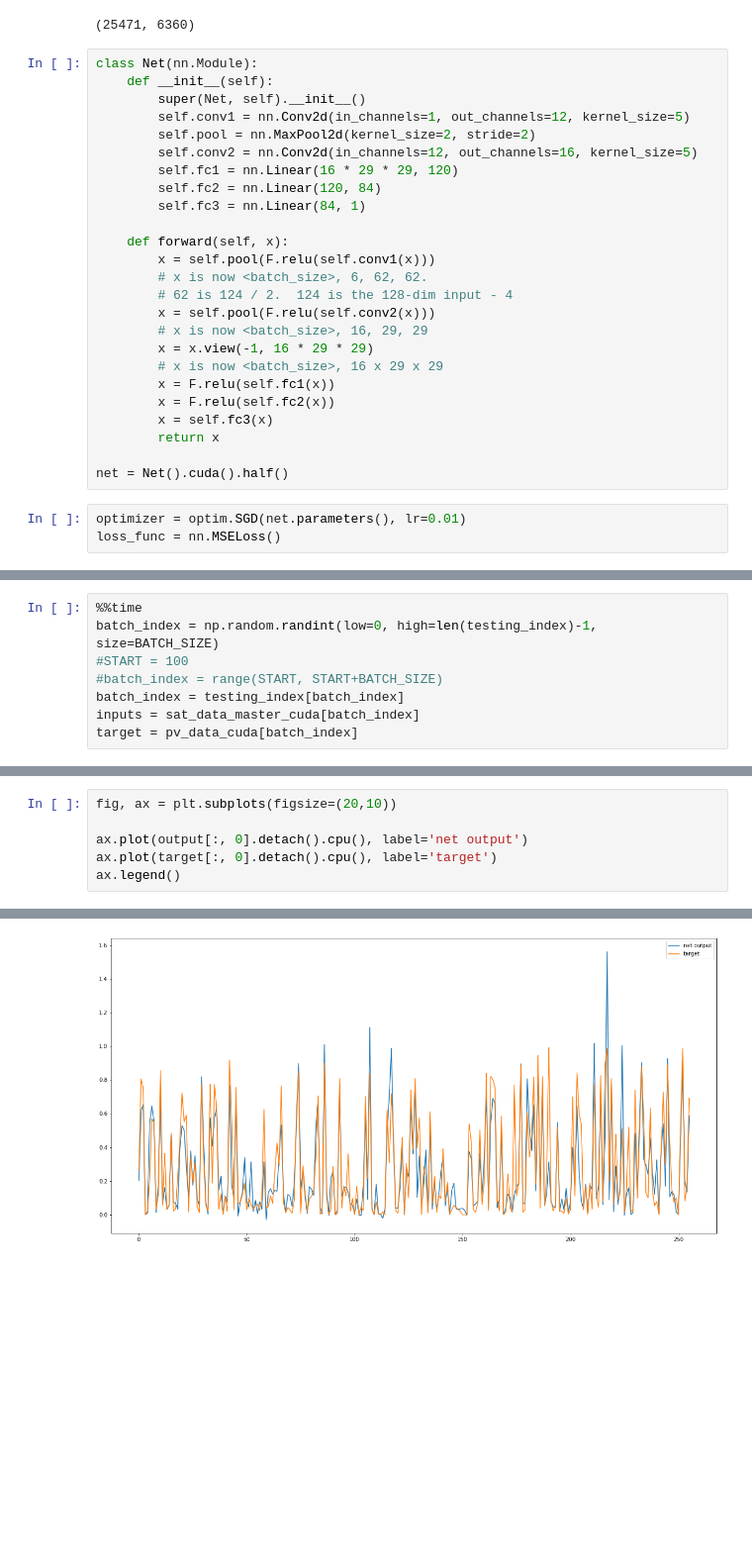
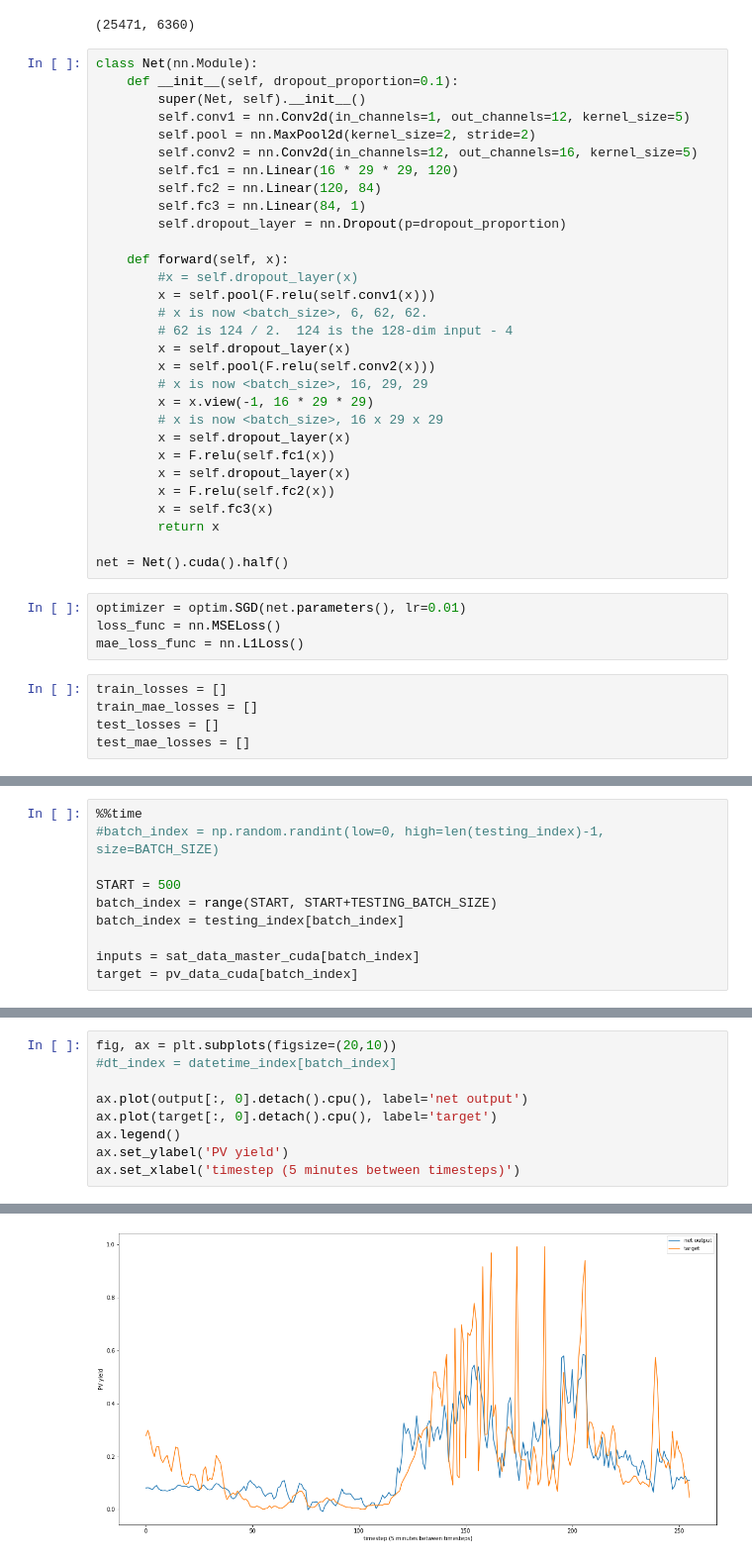
Before and after one commit to openclimatefix/predict_pv_yield_OLD, a Jupyter notebook: notebooks/data_analysis/ML_experiment_001.ipynb, the cells around one changed output, grey strips where cells are left out. Shown at 99% size. Drawn from its saved outputs; the diff is of its cells as text; blank space fills up the shorter version.

Commit message:
dropout implemented. 8% MAPE on test set!

```diff
--- a/notebooks/data_analysis/ML_experiment_001.ipynb
+++ b/notebooks/data_analysis/ML_experiment_001.ipynb
@@ -320,7 +320,7 @@ len(training_index), len(testing_index)
 (25471, 6360)
 # %%
 class Net(nn.Module):
-    def __init__(self):
+    def __init__(self, dropout_proportion=0.1):
         super(Net, self).__init__()
         self.conv1 = nn.Conv2d(in_channels=1, out_channels=12, kernel_size=5)
         self.pool = nn.MaxPool2d(kernel_size=2, stride=2)
@@ -328,16 +328,21 @@ class Net(nn.Module):
         self.fc1 = nn.Linear(16 * 29 * 29, 120)
         self.fc2 = nn.Linear(120, 84)
         self.fc3 = nn.Linear(84, 1)
+        self.dropout_layer = nn.Dropout(p=dropout_proportion)
 
     def forward(self, x):
+        #x = self.dropout_layer(x)
         x = self.pool(F.relu(self.conv1(x)))
         # x is now <batch_size>, 6, 62, 62.
         # 62 is 124 / 2.  124 is the 128-dim input - 4
+        x = self.dropout_layer(x)
         x = self.pool(F.relu(self.conv2(x)))
         # x is now <batch_size>, 16, 29, 29
         x = x.view(-1, 16 * 29 * 29)
         # x is now <batch_size>, 16 x 29 x 29
+        x = self.dropout_layer(x)
         x = F.relu(self.fc1(x))
+        x = self.dropout_layer(x)
         x = F.relu(self.fc2(x))
         x = self.fc3(x)
         return x
@@ -346,5 +351,11 @@ net = Net().cuda().half()
 # %%
 optimizer = optim.SGD(net.parameters(), lr=0.01)
 loss_func = nn.MSELoss()
+mae_loss_func = nn.L1Loss()
+# %%
+train_losses = []
+train_mae_losses = []
+test_losses = []
+test_mae_losses = []
 # %%
 %%time
@@ -428,9 +468,11 @@ plt.plot(losses);
 # %%
 %%time
-batch_index = np.random.randint(low=0, high=len(testing_index)-1, size=BATCH_SIZE)
-#START = 100
-#batch_index = range(START, START+BATCH_SIZE)
+#batch_index = np.random.randint(low=0, high=len(testing_index)-1, size=BATCH_SIZE)
+
+START = 500
+batch_index = range(START, START+TESTING_BATCH_SIZE)
 batch_index = testing_index[batch_index]
+
 inputs = sat_data_master_cuda[batch_index]
 target = pv_data_cuda[batch_index]
 # %% [output]
@@ -457,7 +500,10 @@ tensor(0.3379, dtype=torch.float16)
 # %%
 fig, ax = plt.subplots(figsize=(20,10))
+#dt_index = datetime_index[batch_index]
 
 ax.plot(output[:, 0].detach().cpu(), label='net output')
 ax.plot(target[:, 0].detach().cpu(), label='target')
 ax.legend()
+ax.set_ylabel('PV yield')
+ax.set_xlabel('timestep (5 minutes between timesteps)')
 # %% [output]
@@ -465 +511 @@ ax.legend()
-[figure, old version]
+[figure, new version]
```
Also changed, not shown: parts of 9 cells of this notebook.
